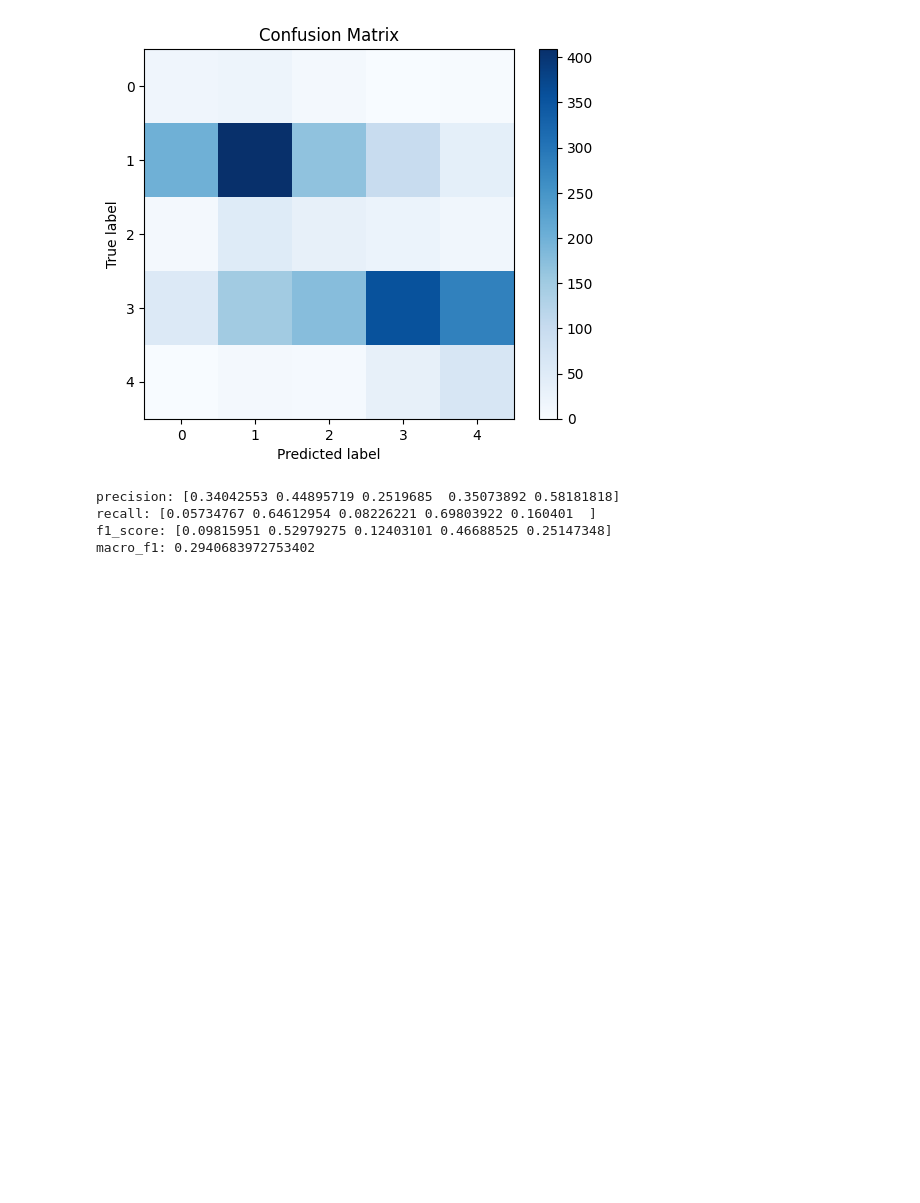
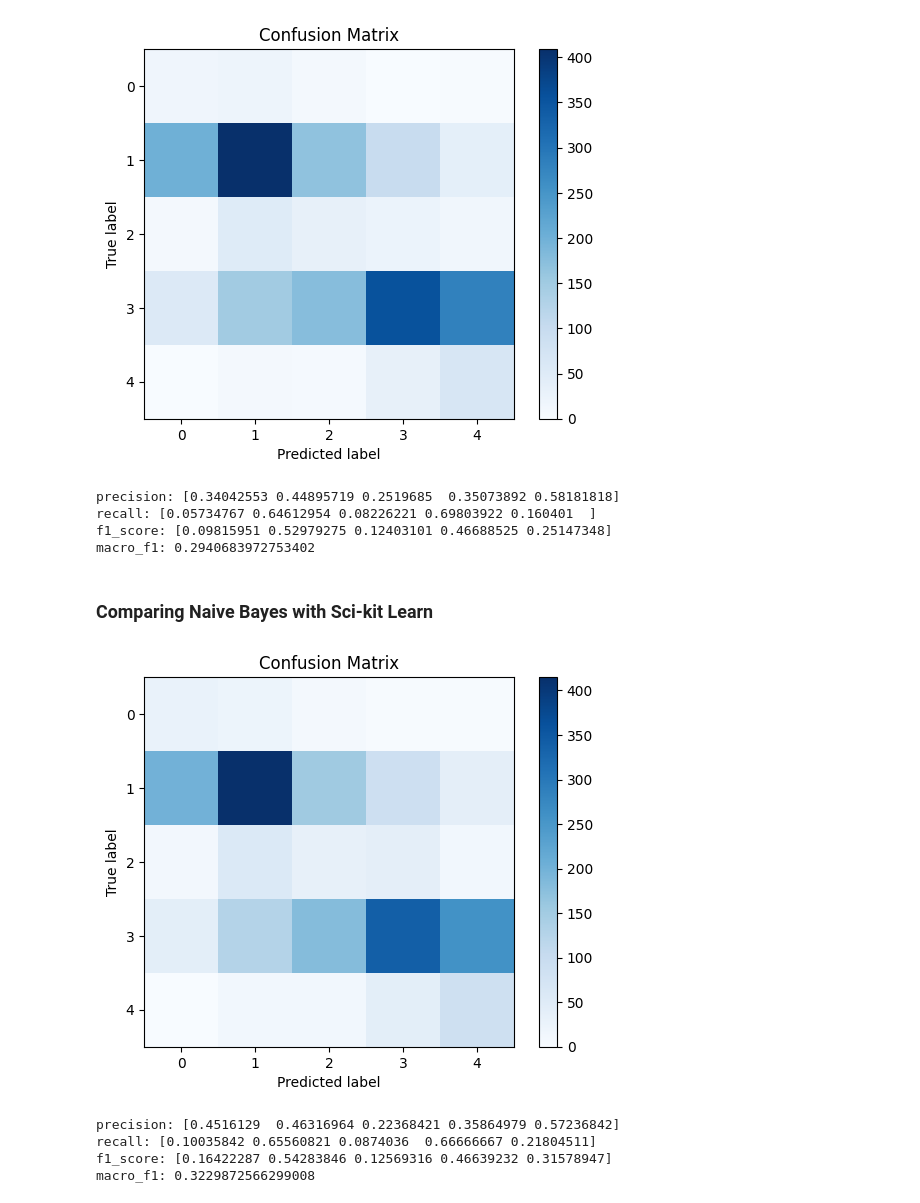
Before and after one commit to AnnTarek/SST-Text-Classification, a Jupyter notebook: text-classification.ipynb, the cells around one changed output. Cells and saved outputs as stored; diff of their text form; code cells hidden in the pictures; blank space fills up the shorter version.

Commit message:
Comparing with sklearn

```diff
--- a/text-classification.ipynb
+++ b/text-classification.ipynb
@@ -212,3 +214,33 @@ precision: [0.34042553 0.44895719 0.2519685  0.35073892 0.58181818]
 recall: [0.05734767 0.64612954 0.08226221 0.69803922 0.160401  ]
 f1_score: [0.09815951 0.52979275 0.12403101 0.46688525 0.25147348]
 macro_f1: 0.2940683972753402
+# %% [markdown]
+### Comparing Naive Bayes with Sci-kit Learn
+# %%
+from sklearn.naive_bayes import MultinomialNB
+from sklearn.feature_extraction.text import CountVectorizer
+from sklearn.pipeline import Pipeline
+from sklearn.metrics import confusion_matrix as cm
+text_clf = Pipeline([
+    ('vect', CountVectorizer()),
+    ('clf', MultinomialNB())
+])
+X_train = train['sentence']
+y_train = train['label']
+X_test = test['sentence']
+y_test = test['label']
+text_clf.fit(X_train, y_train)
+predictions_sci = text_clf.predict(X_test)
+
+confusion_matrix_sci=generate_confusion_matrix(predictions_sci, y_test, 5)
+plot_confusion_matrix(confusion_matrix_sci, 5)
+print(f"precision: {precision(confusion_matrix_sci, 5)}")
+print(f"recall: {recall(confusion_matrix_sci, 5)}")
+print(f"f1_score: {f1_score(precision(confusion_matrix_sci, 5), recall(confusion_matrix_sci, 5), 5)}")
+print(f"macro_f1: {macro_f1(f1_score(precision(confusion_matrix_sci, 5), recall(confusion_matrix_sci, 5), 5), 5)}")
+# %% [output]
+[figure, added]
+precision: [0.4516129  0.46316964 0.22368421 0.35864979 0.57236842]
+recall: [0.10035842 0.65560821 0.0874036  0.66666667 0.21804511]
+f1_score: [0.16422287 0.54283846 0.12569316 0.46639232 0.31578947]
+macro_f1: 0.3229872566299008
```
Also changed, not shown: parts of 2 cells of this notebook.
